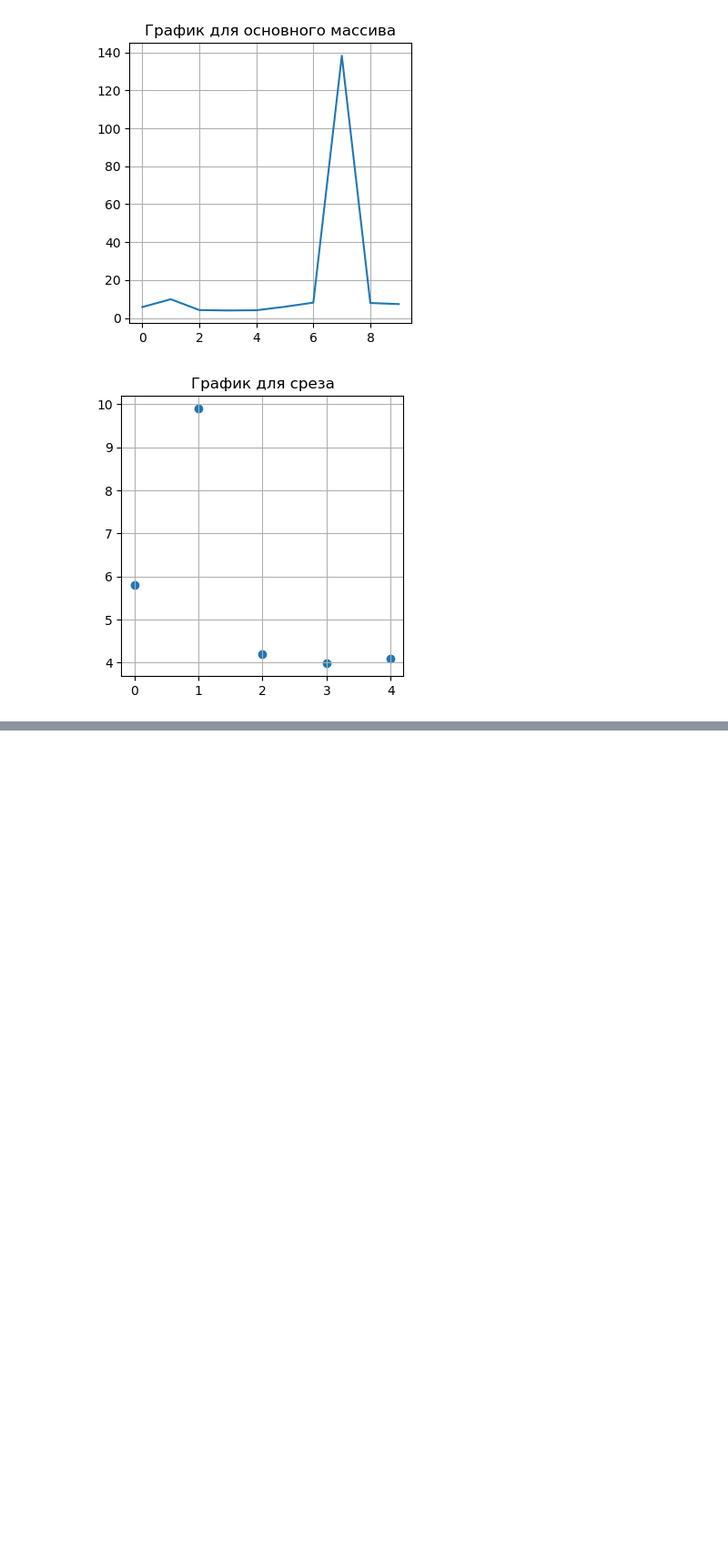
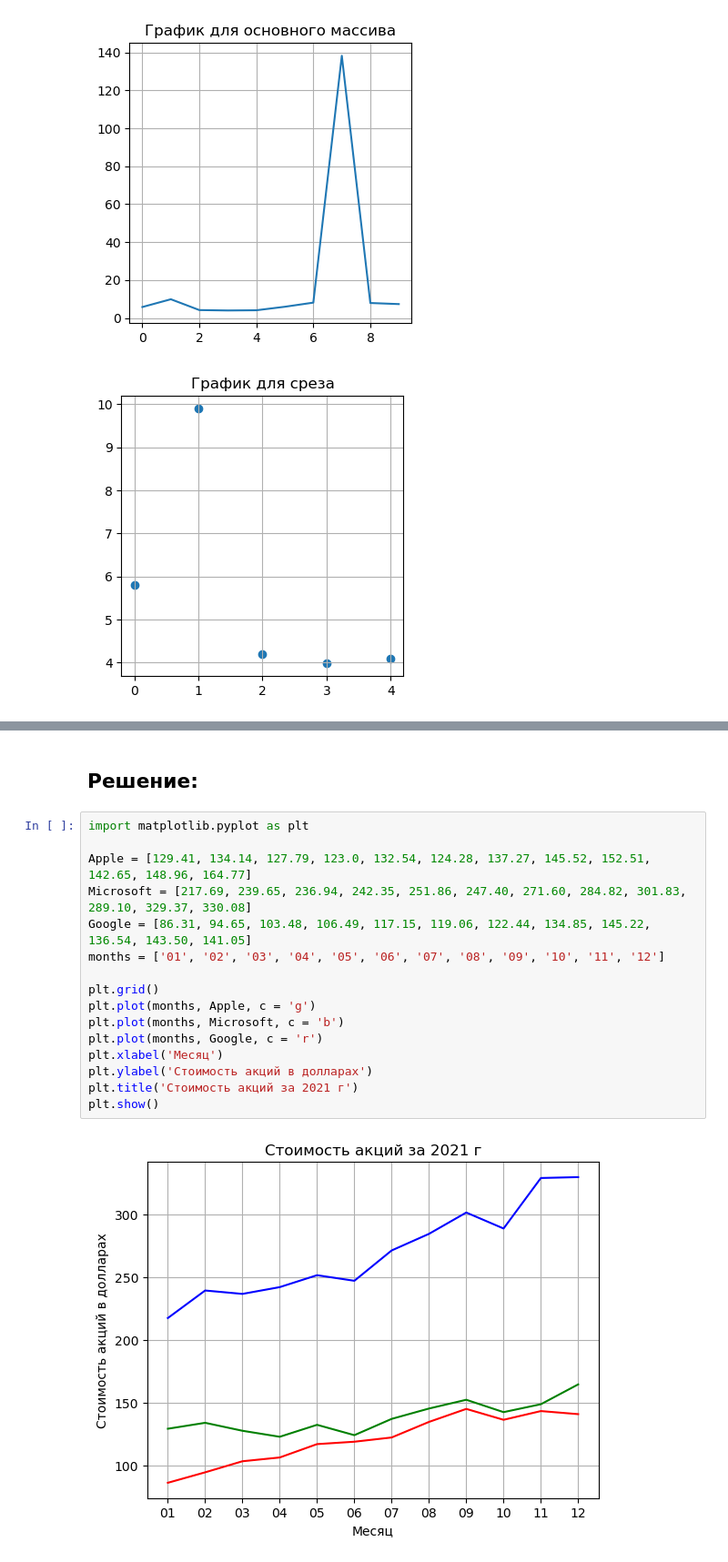
Before and after one commit to Kaz1deX/Artificial-intelligence-Mirea, a Jupyter notebook: Petrunin_M_Workbook1.ipynb, the cells around one changed output, grey strips where cells are left out. Shown: that part at 91% size. Drawn from its saved outputs; the diff is of its cells as text; blank space fills up the shorter version.

```diff
--- a/Petrunin_M_Workbook1.ipynb
+++ b/Petrunin_M_Workbook1.ipynb
@@ -493,0 +540,20 @@ plt.show()
+# %% [markdown]
+## Решение:
+# %%
+import matplotlib.pyplot as plt
+
+Apple = [129.41, 134.14, 127.79, 123.0, 132.54, 124.28, 137.27, 145.52, 152.51, 142.65, 148.96, 164.77]
+Microsoft = [217.69, 239.65, 236.94, 242.35, 251.86, 247.40, 271.60, 284.82, 301.83, 289.10, 329.37, 330.08]
+Google = [86.31, 94.65, 103.48, 106.49, 117.15, 119.06, 122.44, 134.85, 145.22, 136.54, 143.50, 141.05]
+months = ['01', '02', '03', '04', '05', '06', '07', '08', '09', '10', '11', '12']
+
+plt.grid()
+plt.plot(months, Apple, c = 'g')
+plt.plot(months, Microsoft, c = 'b')
+plt.plot(months, Google, c = 'r')
+plt.xlabel('Месяц')
+plt.ylabel('Стоимость акций в долларах')
+plt.title('Стоимость акций за 2021 г')
+plt.show()
+# %% [output]
+[figure, added]
```
Also changed, not shown: parts of 14 cells of this notebook.
